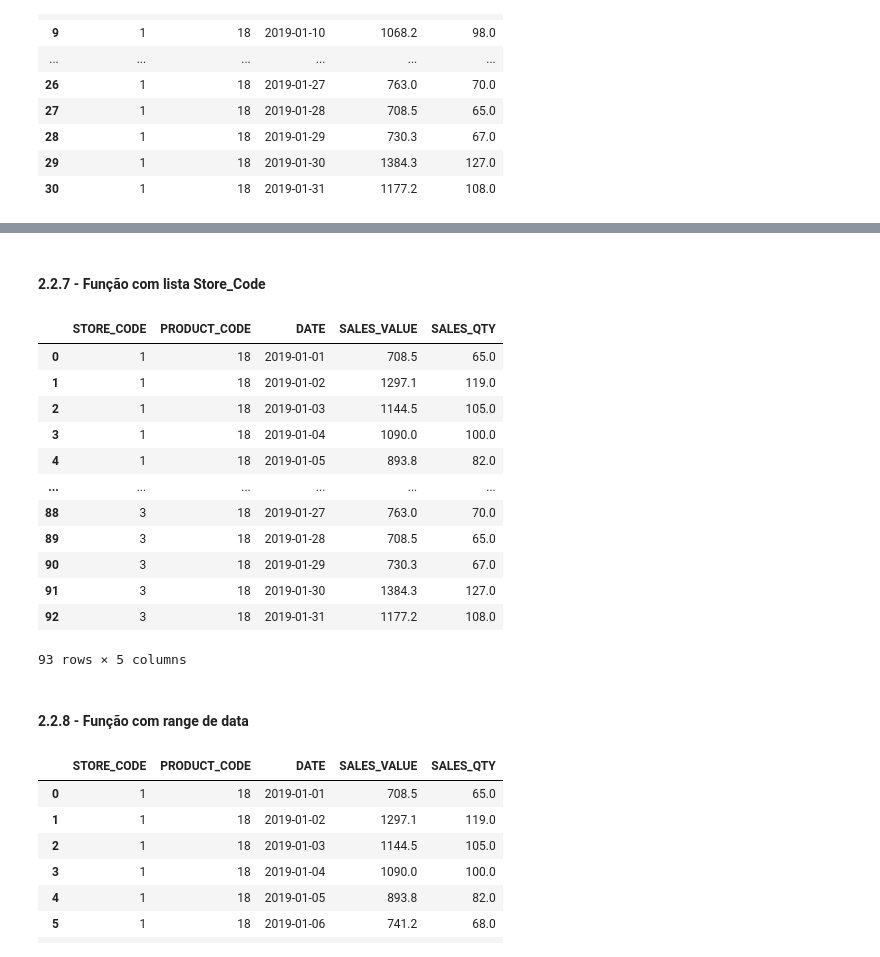
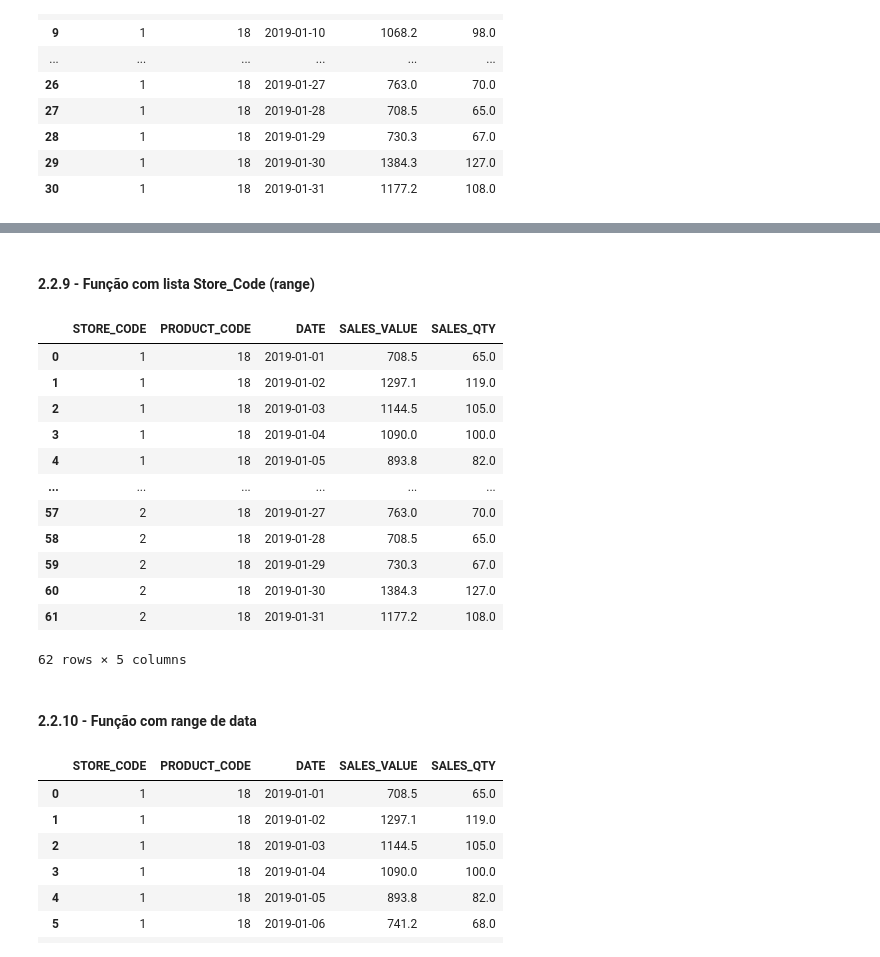
Before and after one commit to guigrandim/data-challenge, a Jupyter notebook: notebooks/02_retrieve_data.ipynb, the cells around one changed output, grey strips where cells are left out. Cells and saved outputs as stored; diff of their text form; code cells hidden in the pictures.

```diff
--- a/notebooks/02_retrieve_data.ipynb
+++ b/notebooks/02_retrieve_data.ipynb
@@ -81,7 +81,7 @@ def retrieve_data(df, product_code, store_code, date):
     exporta o resultado em .csv e retorna o DataFrame filtrado.
 
     Responde às perguntas:
-    "Como otimizar as consultas independente dos filtros ?"
+    'Como otimizar as consultas independente dos filtros ?'
 
     Parâmetros
     ----------
@@ -143,11 +143,10 @@ def retrieve_data(df, product_code, store_code, date):
     df_final = df_filtro[cols_ordem].reset_index(drop=True)
 
     # 6. Exporta o df_final em .csv para utilização em outros SAAS
-    output_dir  = os.path.join(os.getcwd(), "..", "02_retrieve_data", "data")
+    output_dir  = os.path.abspath(os.path.join(os.getcwd(), "..", "02_retrieve_data", "data"))
     filename    = f"{product_code}_{store_code}_{date[0]}_{date[1]}.csv"
     output_path = os.path.join(output_dir, filename)
 
-    os.makedirs("02_retrieve_data/data", exist_ok=True)
     df_final.to_csv(output_path, index=False, sep=";", encoding="utf-8-sig")
 
     return df_final
@@ -224,23 +263,23 @@ retrieve_data(df_raw, [18, 19, 20], 1, ['2019-01-01','2019-01-31'])
 # %% [markdown]
-#### 2.2.7 - Função com lista Store_Code
+#### 2.2.9 - Função com lista Store_Code (range)
 # %%
-retrieve_data(df_raw, 18, [1,2,3], ['2019-01-01','2019-01-31'])
+retrieve_data(df_raw, 18, range(1,3), ['2019-01-01','2019-01-31'])
 # %% [output]
 |  | STORE_CODE | PRODUCT_CODE | DATE | SALES_VALUE | SALES_QTY |
 | 0 | 1 | 18 | 2019-01-01 | 708.5 | 65.0 |
 | 1 | 1 | 18 | 2019-01-02 | 1297.1 | 119.0 |
 | 2 | 1 | 18 | 2019-01-03 | 1144.5 | 105.0 |
 | 3 | 1 | 18 | 2019-01-04 | 1090.0 | 100.0 |
 | 4 | 1 | 18 | 2019-01-05 | 893.8 | 82.0 |
 | ... | ... | ... | ... | ... | ... |
-| 88 | 3 | 18 | 2019-01-27 | 763.0 | 70.0 |
-| 89 | 3 | 18 | 2019-01-28 | 708.5 | 65.0 |
-| 90 | 3 | 18 | 2019-01-29 | 730.3 | 67.0 |
-| 91 | 3 | 18 | 2019-01-30 | 1384.3 | 127.0 |
-| 92 | 3 | 18 | 2019-01-31 | 1177.2 | 108.0 |
+| 57 | 2 | 18 | 2019-01-27 | 763.0 | 70.0 |
+| 58 | 2 | 18 | 2019-01-28 | 708.5 | 65.0 |
+| 59 | 2 | 18 | 2019-01-29 | 730.3 | 67.0 |
+| 60 | 2 | 18 | 2019-01-30 | 1384.3 | 127.0 |
+| 61 | 2 | 18 | 2019-01-31 | 1177.2 | 108.0 |
-93 rows × 5 columns
+62 rows × 5 columns
 # %% [markdown]
-#### 2.2.8 - Função com range de data
+#### 2.2.10 - Função com range de data
 # %%
 retrieve_data(df_raw, 18, 1, ['2019-01-01', '2019-01-31'])
 # %% [output]
```
Also changed, not shown: parts of 5 cells of this notebook, 8 other files.
